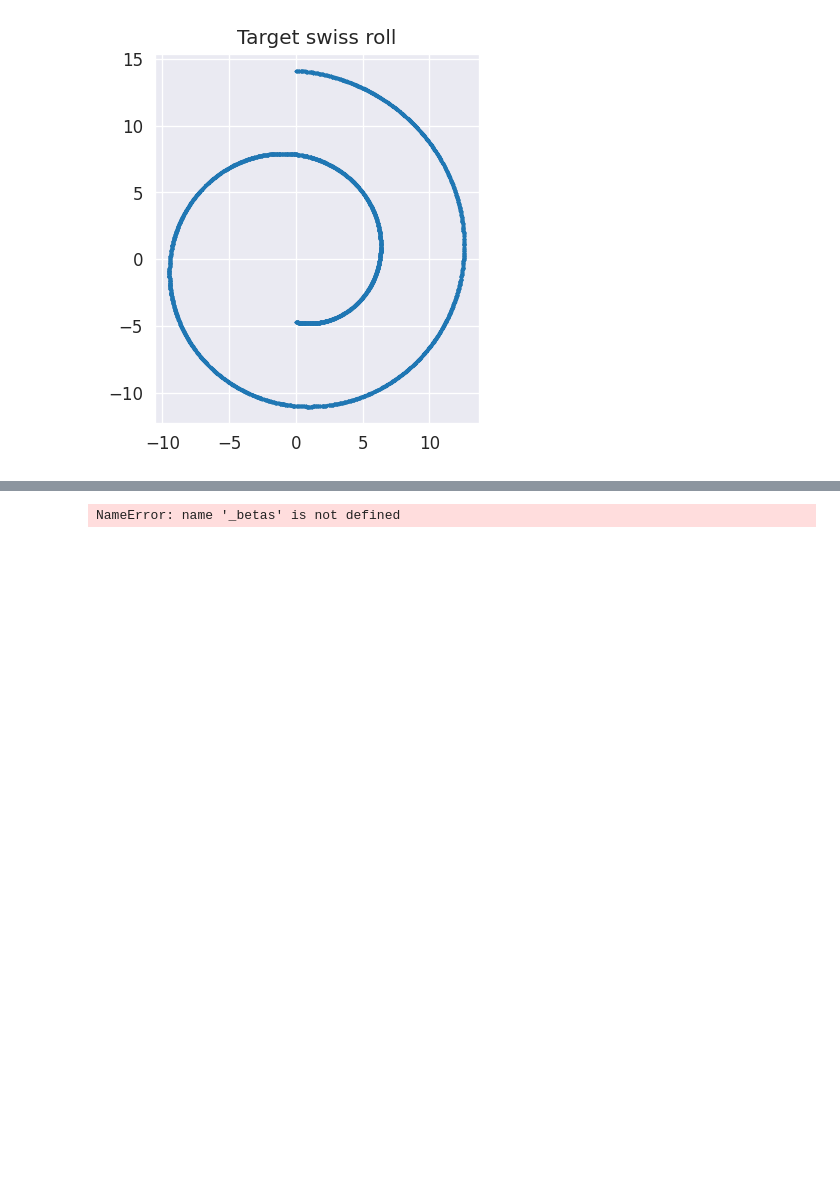
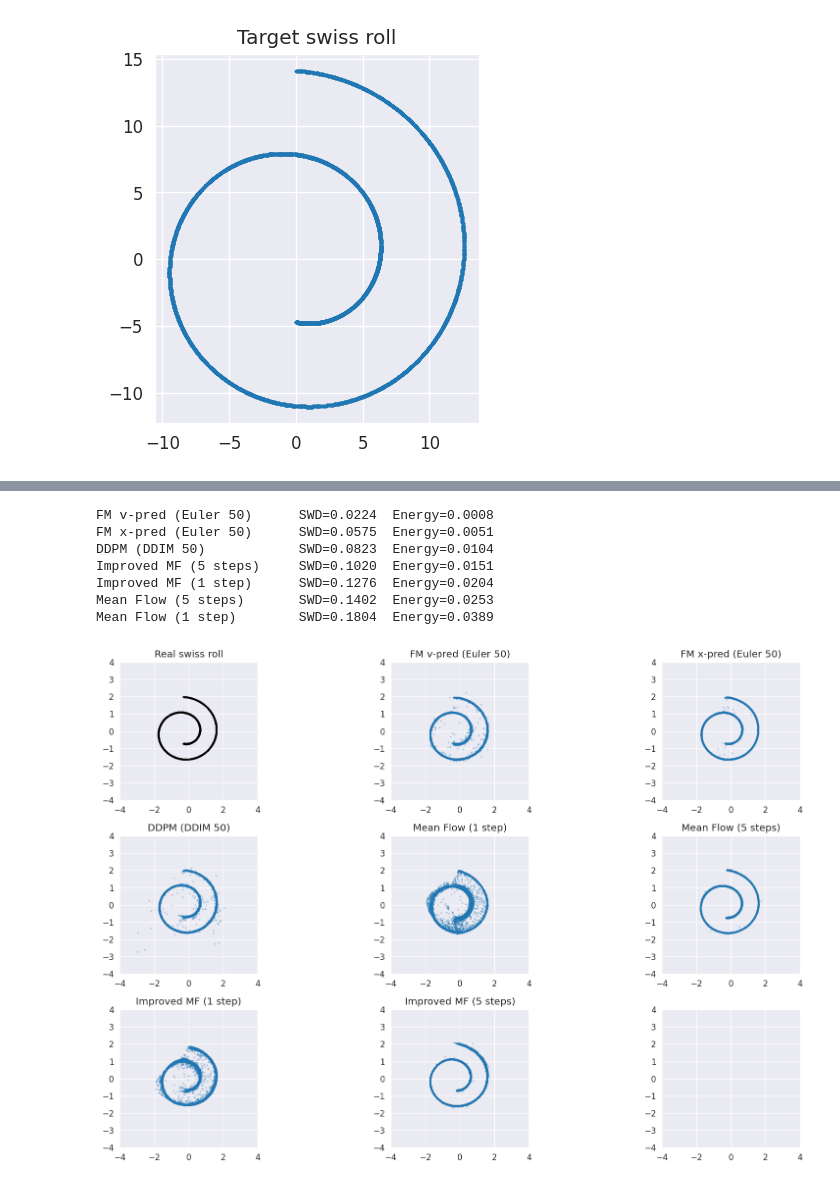
Before and after one commit to etienne87/diffusion_tutorials, a Jupyter notebook: notebooks/swiss_roll_benchmark.ipynb, the cells around one changed output, grey strips where cells are left out. Cells and saved outputs as stored; diff of their text form; code cells hidden in the pictures; blank space fills up the shorter version.

```diff
--- a/notebooks/swiss_roll_benchmark.ipynb
+++ b/notebooks/swiss_roll_benchmark.ipynb
@@ -138,37 +142,45 @@ NameError: name 'load_state' is not defined
 # %%
 # One representative sampling setting per generator
 samples = {
-    'FM v-pred (Euler 1000)': generate_samples_euler(model_fm_v, n_samples=10000, n_steps=1000).numpy(),
-    'FM x-pred (Euler 1000)': generate_samples_euler(model_fm_x, n_samples=10000, n_steps=1000).numpy(),
+    'FM v-pred (Euler 50)': generate_samples_euler(model_fm_v, n_samples=10000, n_steps=50).numpy(),
+    'FM x-pred (Euler 50)': generate_samples_euler(model_fm_x, n_samples=10000, n_steps=50).numpy(),
     'DDPM (DDIM 50)': generate_samples_ddpm(model_ddpm, _betas, _alphas_cumprod, 10000, n_steps=50).numpy(),
     'Mean Flow (1 step)': generate_samples_meanflow(model_mf, n_samples=10000, n_steps=1).numpy(),
     'Mean Flow (5 steps)': generate_samples_meanflow(model_mf, n_samples=10000, n_steps=5).numpy(),
     'Improved MF (1 step)': generate_samples_meanflow(model_imf, n_samples=10000, n_steps=1).numpy(),
+    'Improved MF (5 steps)': generate_samples_meanflow(model_imf, n_samples=10000, n_steps=5).numpy(),
 }
 
 rows = []
 for name, fake in samples.items():
     rows.append((name, sliced_wasserstein_2d(real, fake), energy_distance(real, fake)))
 
 rows = sorted(rows, key=lambda x: x[1])
 for name, swd, ed in rows:
     print(f'{name:24s}  SWD={swd:.4f}  Energy={ed:.4f}')
 
-fig, axes = plt.subplots(2, 3, figsize=(15, 9), dpi=120)
+fig, axes = plt.subplots(3, 3, figsize=(15, 9), dpi=120)
 axes = axes.ravel()
 axes[0].scatter(real[:, 0], real[:, 1], s=1, alpha=0.25, c='black')
 axes[0].set_title('Real swiss roll')
 for ax, (name, fake) in zip(axes[1:], samples.items()):
     ax.scatter(fake[:, 0], fake[:, 1], s=1, alpha=0.25)
     ax.set_title(name)
 for ax in axes:
     ax.set_aspect('equal')
     ax.set_xlim(-4, 4)
     ax.set_ylim(-4, 4)
 plt.tight_layout()
 plt.show()
 # %% [output]
-NameError: name '_betas' is not defined
+FM v-pred (Euler 50)      SWD=0.0224  Energy=0.0008
+FM x-pred (Euler 50)      SWD=0.0575  Energy=0.0051
+DDPM (DDIM 50)            SWD=0.0823  Energy=0.0104
+Improved MF (5 steps)     SWD=0.1020  Energy=0.0151
+Improved MF (1 step)      SWD=0.1276  Energy=0.0204
+Mean Flow (5 steps)       SWD=0.1402  Energy=0.0253
+Mean Flow (1 step)        SWD=0.1804  Energy=0.0389
+[figure, added]
 # %%
 # Compare Mean Flow step counts directly
 step_counts = [1, 2, 5, 15]
```
Also changed, not shown: parts of 2 cells of this notebook, 1 other file.
